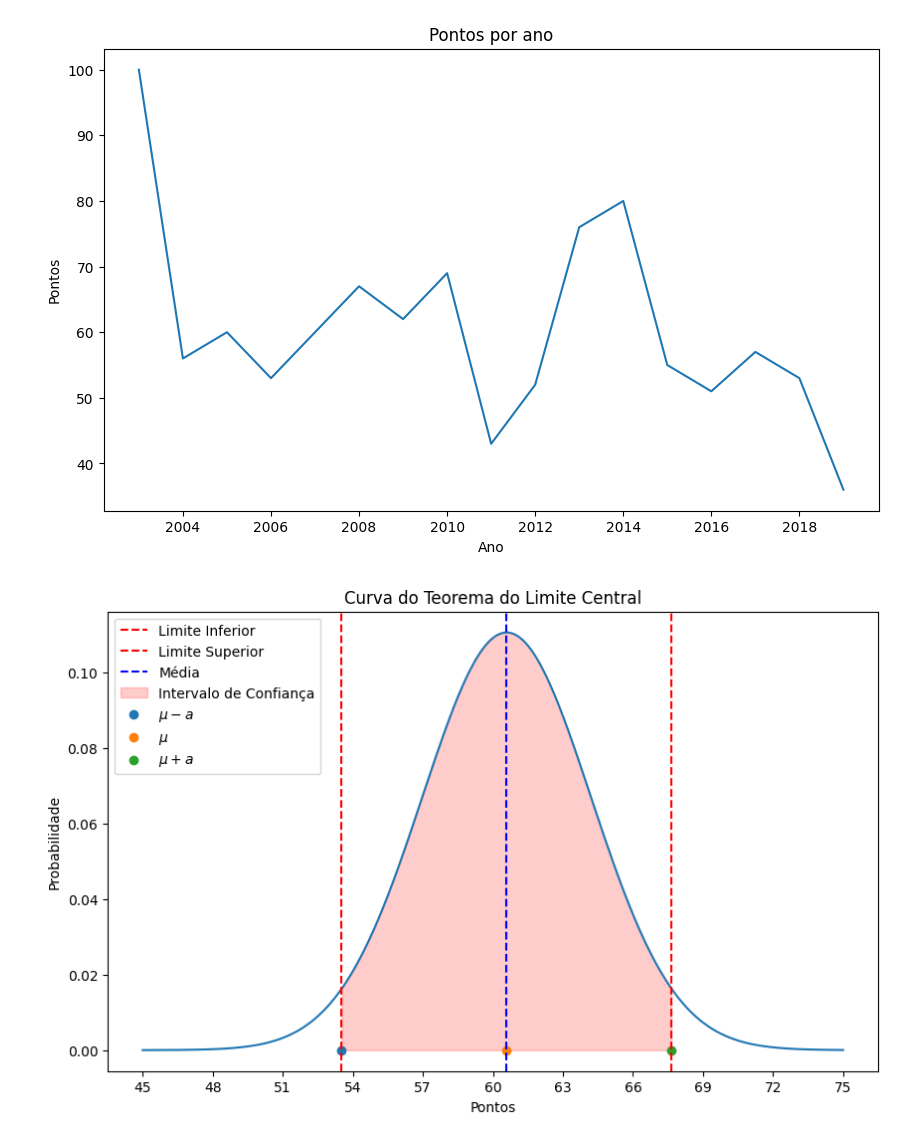
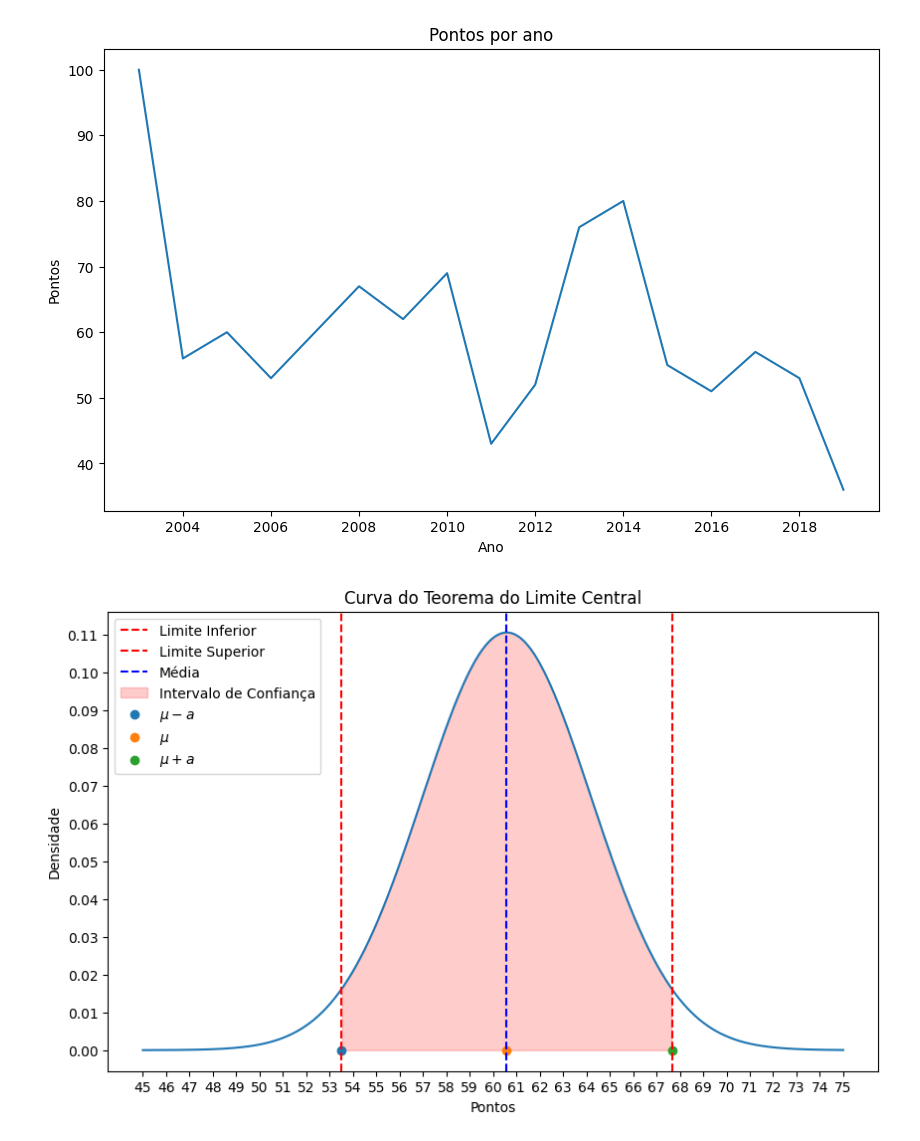
Before and after one commit to henriquetg1/aps5-cdados, a Jupyter notebook: aps5.ipynb, the cells around one changed output. Saved outputs shown, nothing was run; the diff lists cells and outputs as text; code cells hidden in the pictures.

```diff
--- a/aps5.ipynb
+++ b/aps5.ipynb
@@ -52,26 +52,27 @@ plt.show()
 # %%
 p1 = st.norm.ppf(0.025, loc=media, scale=desvio_padrao / ((len(df_) ** 0.5)))
 p2 = st.norm.ppf(1 - 0.025, loc=media, scale=desvio_padrao / ((len(df_) ** 0.5)))
 
 x = np.linspace(45, 75, 1000)
 y = st.norm.pdf(x, loc=media, scale=desvio_padrao / ((len(df_) ** 0.5)))
 
 plt.figure(figsize=(10, 6))
 plt.plot(x, y)
 plt.xlabel('Pontos')
-plt.ylabel('Probabilidade')
+plt.ylabel('Densidade')
 plt.title('Curva do Teorema do Limite Central')
 plt.axvline(x=p1, color='red', linestyle='--', label='Limite Inferior')
 plt.axvline(x=p2, color='red', linestyle='--', label='Limite Superior')
 plt.axvline(x=media, color='blue', linestyle='--', label='Média')
 plt.fill_between(x, 0, y, where=(x >= p1) & (x <= p2), color='red', alpha=0.2, label='Intervalo de Confiança')
-plt.xticks(np.arange(45, 76, 3))
+plt.xticks(np.arange(45, 76, 1))
+plt.yticks(np.arange(0, 1, 0.01))
 
 plt.scatter(p1, 0, label='$\mu-a$')
 plt.scatter(media, 0, label='$\mu$')
 plt.scatter(p2, 0, label='$\mu+a$')
 
 plt.legend()
 plt.show()
 # %% [output]
-[figure, old version]
+[figure, new version]
```
